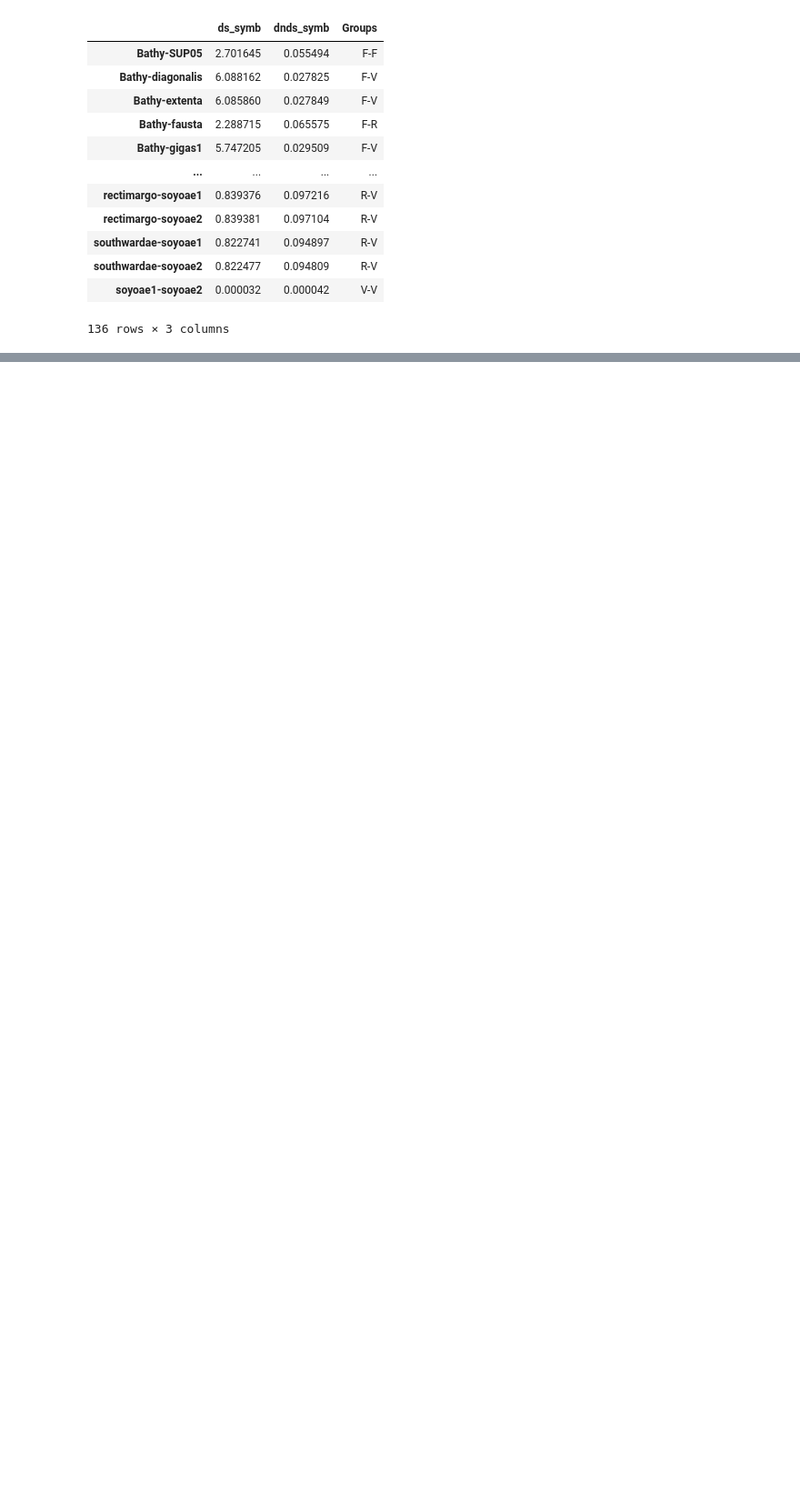
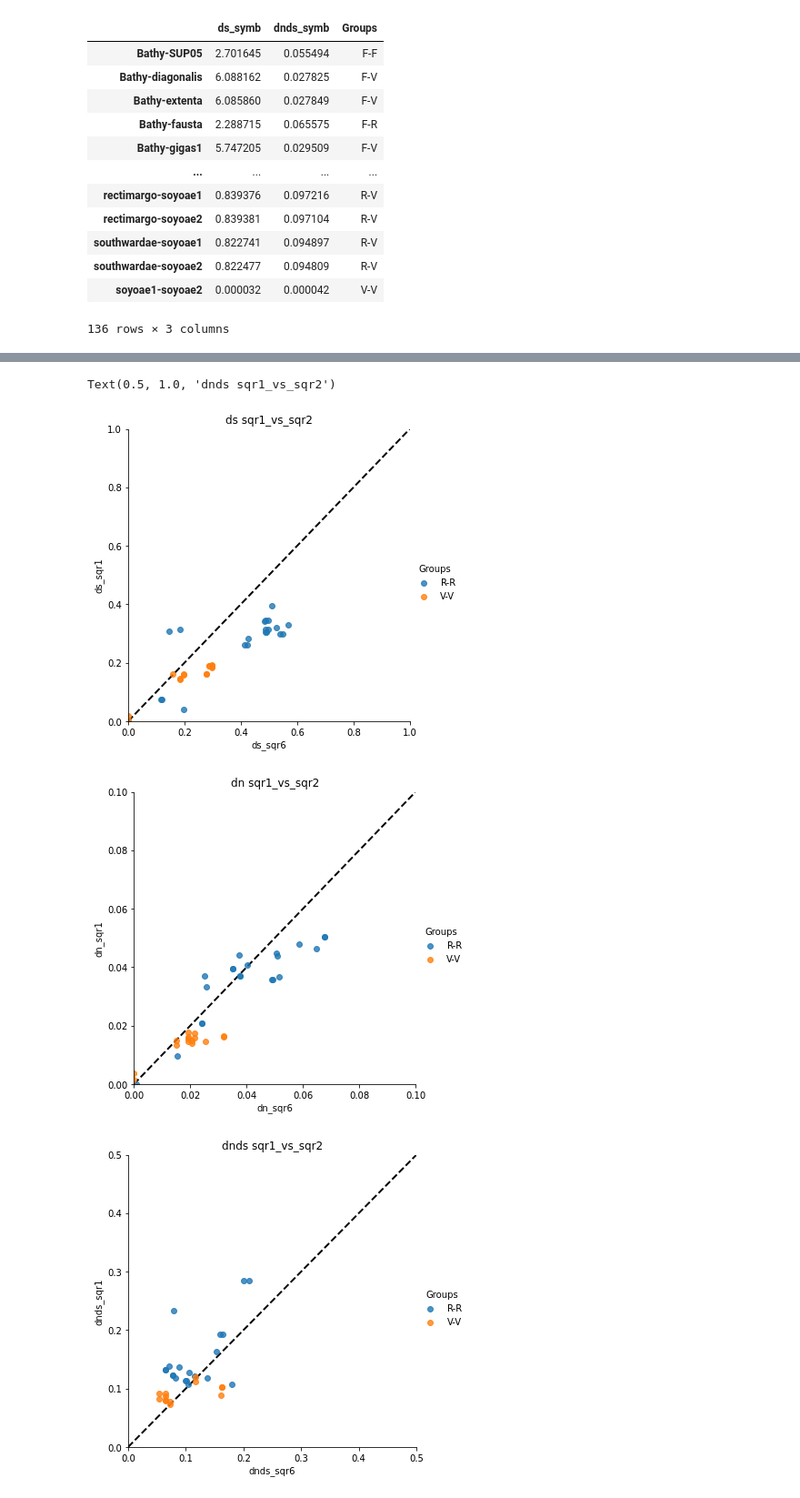
Before and after one commit to maepz/VesicSymb_Evolution, a Jupyter notebook: scripts/nucl_vs_mitoch_dS.ipynb, the cells around one changed output, grey strips where cells are left out. Shown: that part at 91% size. Drawn from its saved outputs; the diff is of its cells as text; code cells hidden in the pictures; blank space fills up the shorter version.

```diff
--- a/scripts/nucl_vs_mitoch_dS.ipynb
+++ b/scripts/nucl_vs_mitoch_dS.ipynb
@@ -731,0 +874,62 @@ dnds[['ds_symb','dnds_symb','Groups']].dropna()
+# %%
+df=read.csv(path_out+'SqrIvsSqrVI_results.txt',header=0,index_col=0,sep='\t')
+# %%
+import importlib
+import matplotlib.pyplot as plt
+import seaborn as sns
+importlib.reload(plt)
+# Set figure size with matplotlib
+# plt.figure(figsize=(10,6))
+
+searchfor = ['soyoae2', 'okutanii']
+df2 = df[~df.index.str.contains('|'.join(searchfor))]
+# Create scatter plot
+sns.lmplot(x='ds_sqr6', y='ds_sqr1',hue='Groups',fit_reg=False,data=df2.loc[df['Groups'].isin(['V-V','R-R'])]
+)
+
+# add trend line
+xmin,xmax=0,1
+ymin,ymax=0,1
+plt.xlim(xmin,xmax)
+plt.ylim(ymin,ymax)
+
+plt.plot([xmin,xmax],[ymin,ymax],linewidth=2,linestyle='dashed',color='black',zorder=-1)
+
+# Set title with matplotlib
+plt.title('ds sqr1_vs_sqr2')
+###################
+
+# Create scatter plot
+sns.lmplot(x='dn_sqr6', y='dn_sqr1',hue='Groups',fit_reg=False,data=df2.loc[df['Groups'].isin(['V-V','R-R'])]
+)
+
+# add trend line
+xmin,xmax=0,0.1
+ymin,ymax=0,0.1
+plt.xlim(xmin,xmax)
+plt.ylim(ymin,ymax)
+
+plt.plot([xmin,xmax],[ymin,ymax],linewidth=2,linestyle='dashed',color='black',zorder=-1)
+
+# Set title with matplotlib
+plt.title('dn sqr1_vs_sqr2')
+##############
+
+# Create scatter plot
+sns.lmplot(x='dnds_sqr6', y='dnds_sqr1',hue='Groups',fit_reg=False,data=df2.loc[df['Groups'].isin(['V-V','R-R'])]
+)
+# add trend line
+xmin,xmax=0,0.5
+ymin,ymax=0,0.5
+plt.xlim(xmin,xmax)
+plt.ylim(ymin,ymax)
+
+plt.plot([xmin,xmax],[ymin,ymax],linewidth=2,linestyle='dashed',color='black',zorder=-1)
+
+# Set title with matplotlib
+plt.title('dnds sqr1_vs_sqr2')
+# %% [output]
+Text(0.5, 1.0, 'dnds sqr1_vs_sqr2')
+[figure, added]
+[figure, added]
+[figure, added]
```
Also changed, not shown: parts of 10 cells of this notebook, 17 other files.
